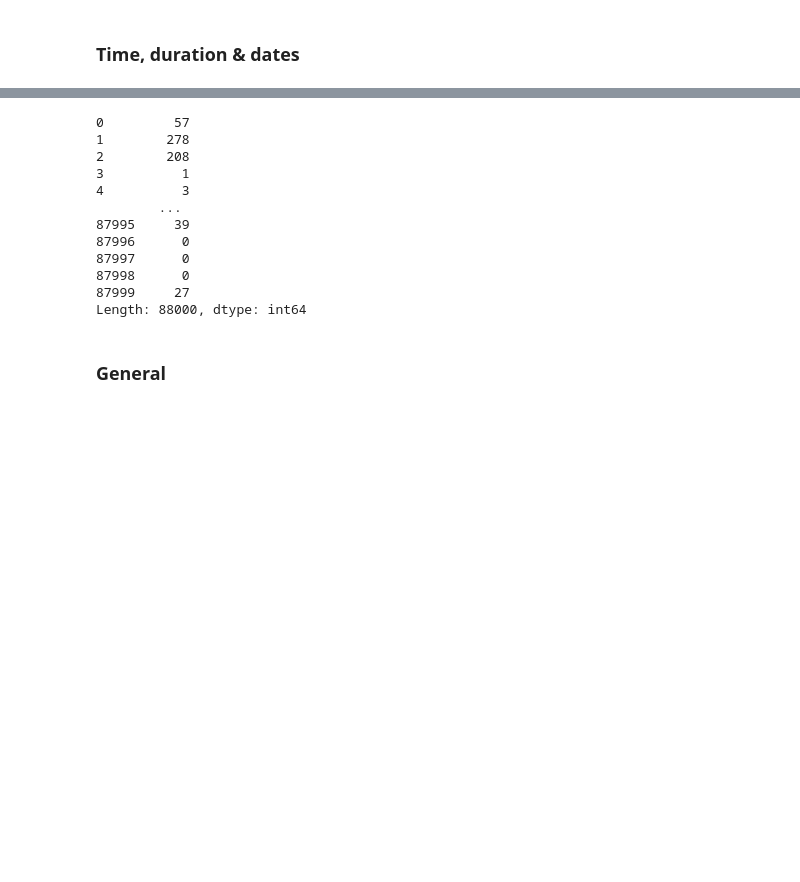
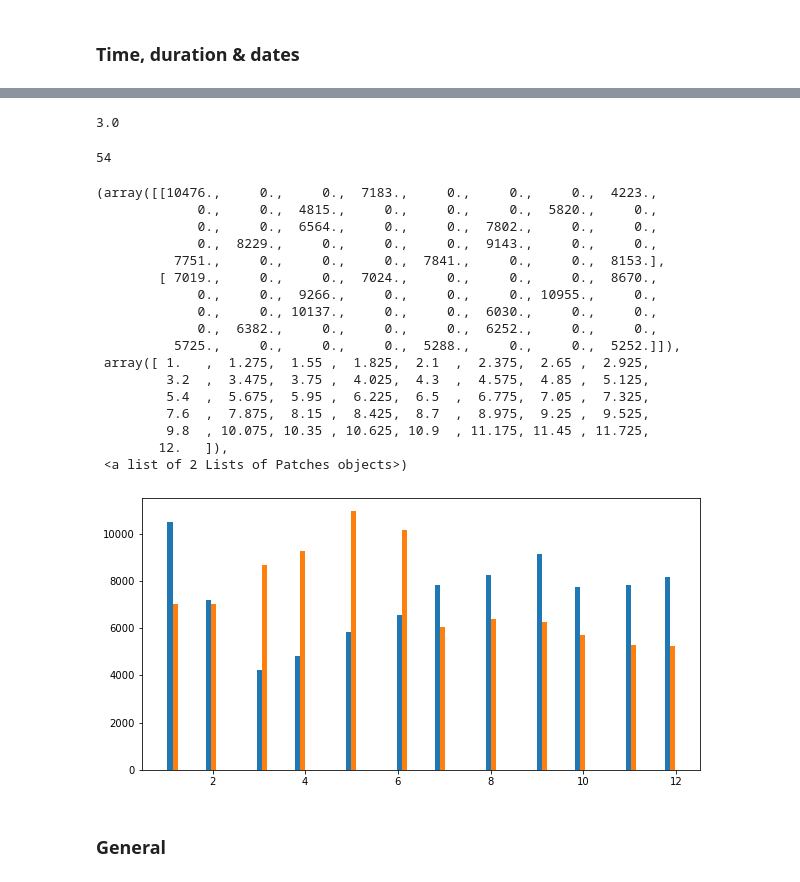
Before and after one commit to vesran/BookerGuess, a Jupyter notebook: dev/_2_bookers_session.ipynb, the cells around one changed output, grey strips where cells are left out. Saved outputs shown, nothing was run; the diff lists cells and outputs as text; code cells hidden in the pictures; blank space fills up the shorter version.

Commit message:
analysis on time & periods

```diff
--- a/dev/_2_bookers_session.ipynb
+++ b/dev/_2_bookers_session.ipynb
@@ -107,6 +107,18 @@ historic
 | 149 | 4grx6yxeby | clear_reservation | -unknown- | -unknown- | Windows Desktop | 78121.0 |
 | 150 | 4grx6yxeby | create | submit | create_phone_numbers | Windows Desktop | 336801.0 |
 | 151 | 4grx6yxeby | personalize | data | wishlist_content_update | Windows Desktop | 61374.0 |
+# %%
+def reformat_timestamp(r):
+    s = str(r)
+    y = s[:4]
+    m = s[4:6]
+    d = s[6:8]
+    h = s[8:10]
+    mi = s[10:12]
+    sec = s[12:]
+    return y + "-" + m + "-" + d #+ " " + h + "-" + mi + "-" + sec
+
+users['timestamp'] = users.apply(lambda r: reformat_timestamp(r['timestamp_first_active']), axis=1)
 # %% [markdown]
 #### Among general data, what are the most common value for NDF and DF ?
 # %% [markdown]
@@ -114,9 +126,9 @@ historic
 # %%
 from datetime import datetime
 
-def days_between(d1, d2):
-    d1 = datetime.strptime(d1, "%Y-%m-%d")
-    d2 = datetime.strptime(d2, "%Y-%m-%d")
+def days_between(d1, d2, t1="%Y-%m-%d", t2="%Y-%m-%d"):
+    d1 = datetime.strptime(d1, t1)
+    d2 = datetime.strptime(d2, t2)
     return abs((d2 - d1).days)
 # %%
 users.head()
@@ -131,18 +143,42 @@ users.head()
 # %%
-users[users['booked'] == 'DF'].apply(lambda r: days_between(r['date_account_created'], r['date_first_booking']), axis=1)
+users[users['booked'] == 'DF'].apply(lambda r: days_between(r['date_account_created'], r['date_first_booking']), axis=1).median()
+# Users book within 3 days
 # %% [output]
-0         57
-1        278
-2        208
-3          1
-4          3
-        ...
-87995     39
-87996      0
-87997      0
-87998      0
-87999     27
-Length: 88000, dtype: int64
+3.0
+# %%
+users['vagabond_time'] = users.apply(lambda r: days_between(r['date_account_created'], r['timestamp'], t2='%Y-%m-%d'), axis=1)
+# %%
+users[(users['booked'] == 'NDF') & (users['vagabond_time'] > 0)]['vagabond_time'].count()
+# %% [output]
+54
+# %%
+# Period
+users['month_account_created'] = users.apply(lambda r: int(r['date_account_created'].split('-')[1]), axis=1)
+# %%
+plt.figure(figsize=(10, 5))
+# users[users['booked'] == 'NDF']['month_account_created'].hist(bins=40)
+# users[users['booked'] == 'DF']['month_account_created'].hist(bins=40)
+
+plt.hist([users[users['booked'] == 'NDF']['month_account_created'], users[users['booked'] == 'DF']['month_account_created']], bins=40, stacked=False)
+# %% [output]
+(array([[10476.,     0.,     0.,  7183.,     0.,     0.,     0.,  4223.,
+             0.,     0.,  4815.,     0.,     0.,     0.,  5820.,     0.,
+             0.,     0.,  6564.,     0.,     0.,  7802.,     0.,     0.,
+             0.,  8229.,     0.,     0.,     0.,  9143.,     0.,     0.,
+          7751.,     0.,     0.,     0.,  7841.,     0.,     0.,  8153.],
+        [ 7019.,     0.,     0.,  7024.,     0.,     0.,     0.,  8670.,
+             0.,     0.,  9266.,     0.,     0.,     0., 10955.,     0.,
+             0.,     0., 10137.,     0.,     0.,  6030.,     0.,     0.,
+             0.,  6382.,     0.,     0.,     0.,  6252.,     0.,     0.,
+          5725.,     0.,     0.,     0.,  5288.,     0.,     0.,  5252.]]),
+ array([ 1.   ,  1.275,  1.55 ,  1.825,  2.1  ,  2.375,  2.65 ,  2.925,
+         3.2  ,  3.475,  3.75 ,  4.025,  4.3  ,  4.575,  4.85 ,  5.125,
+         5.4  ,  5.675,  5.95 ,  6.225,  6.5  ,  6.775,  7.05 ,  7.325,
+         7.6  ,  7.875,  8.15 ,  8.425,  8.7  ,  8.975,  9.25 ,  9.525,
+         9.8  , 10.075, 10.35 , 10.625, 10.9  , 11.175, 11.45 , 11.725,
+        12.   ]),
+ <a list of 2 Lists of Patches objects>)
+[figure, added]
 # %% [markdown]
 ### General
 # %%
```
Also changed, not shown: parts of 6 cells of this notebook, 1 other file.
